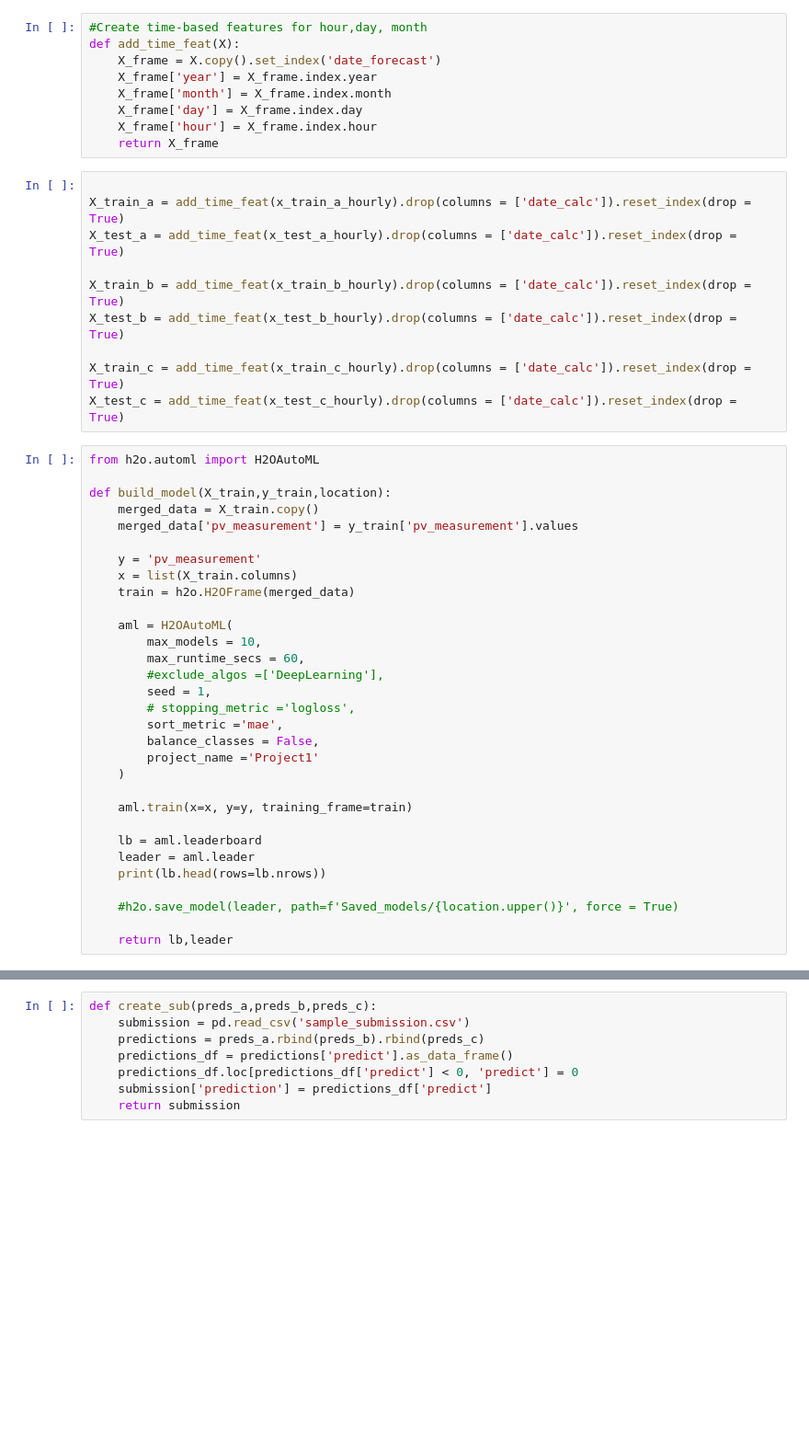
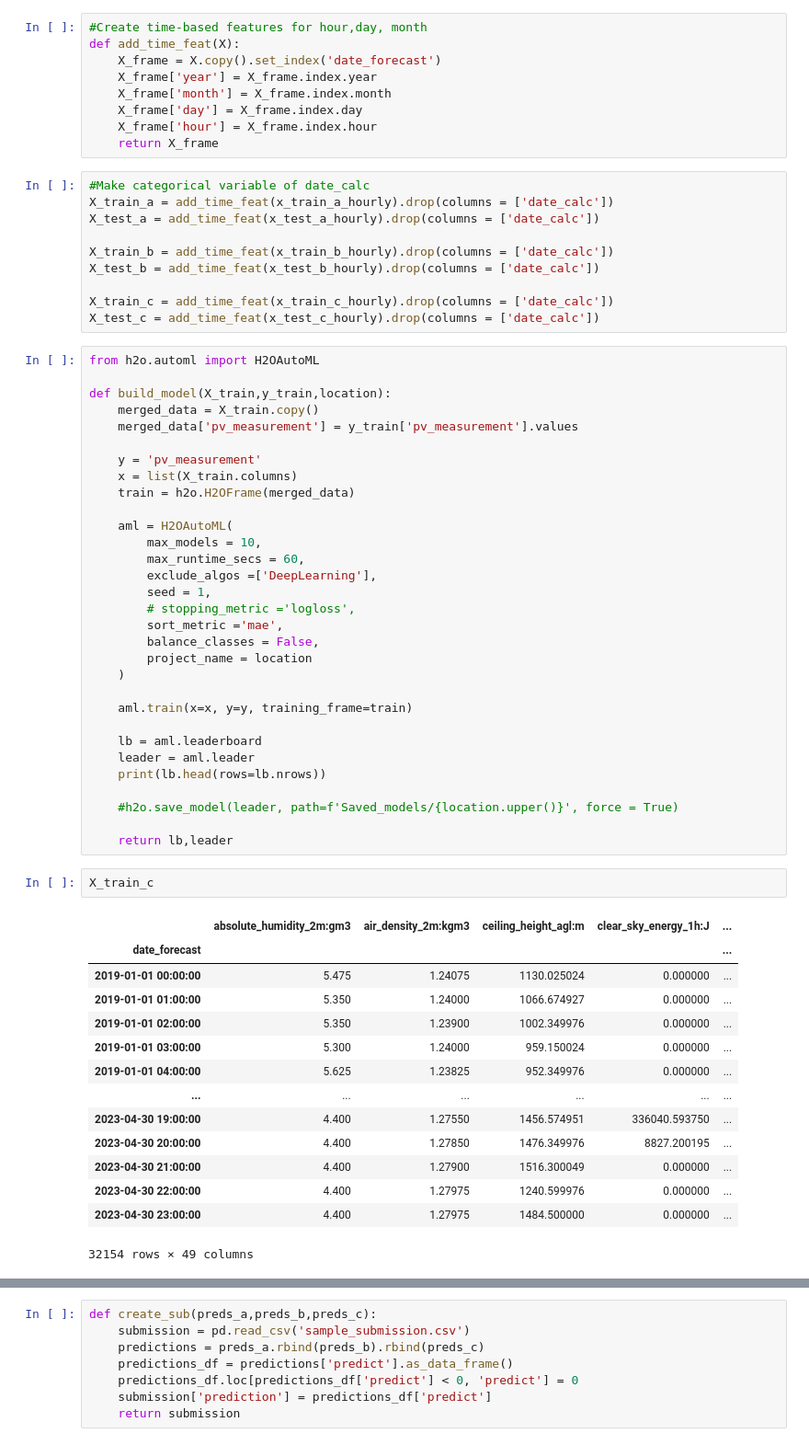
Before and after one commit to henningolweus/MLprosjekt, a Jupyter notebook: data/Build_model.ipynb, the cells around one changed output, grey strips where cells are left out. Shown at 92% size. Saved outputs shown, nothing was run; the diff lists cells and outputs as text; blank space fills up the shorter version.

```diff
--- a/data/Build_model.ipynb
+++ b/data/Build_model.ipynb
@@ -202,15 +160,15 @@ def add_time_feat(X):
     X_frame['hour'] = X_frame.index.hour
     return X_frame
 # %%
+#Make categorical variable of date_calc
+X_train_a = add_time_feat(x_train_a_hourly).drop(columns = ['date_calc'])
+X_test_a = add_time_feat(x_test_a_hourly).drop(columns = ['date_calc'])
 
-X_train_a = add_time_feat(x_train_a_hourly).drop(columns = ['date_calc']).reset_index(drop = True)
-X_test_a = add_time_feat(x_test_a_hourly).drop(columns = ['date_calc']).reset_index(drop = True)
+X_train_b = add_time_feat(x_train_b_hourly).drop(columns = ['date_calc'])
+X_test_b = add_time_feat(x_test_b_hourly).drop(columns = ['date_calc'])
 
-X_train_b = add_time_feat(x_train_b_hourly).drop(columns = ['date_calc']).reset_index(drop = True)
-X_test_b = add_time_feat(x_test_b_hourly).drop(columns = ['date_calc']).reset_index(drop = True)
-
-X_train_c = add_time_feat(x_train_c_hourly).drop(columns = ['date_calc']).reset_index(drop = True)
-X_test_c = add_time_feat(x_test_c_hourly).drop(columns = ['date_calc']).reset_index(drop = True)
+X_train_c = add_time_feat(x_train_c_hourly).drop(columns = ['date_calc'])
+X_test_c = add_time_feat(x_test_c_hourly).drop(columns = ['date_calc'])
 # %%
 from h2o.automl import H2OAutoML
 
@@ -225,12 +183,12 @@ def build_model(X_train,y_train,location):
     aml = H2OAutoML(
         max_models = 10,
         max_runtime_secs = 60,
-        #exclude_algos =['DeepLearning'],
+        exclude_algos =['DeepLearning'],
         seed = 1,
         # stopping_metric ='logloss',
         sort_metric ='mae',
         balance_classes = False,
-        project_name ='Project1'
+        project_name = location
     )
 
     aml.train(x=x, y=y, training_frame=train)
@@ -242,3 +200,20 @@ def build_model(X_train,y_train,location):
     #h2o.save_model(leader, path=f'Saved_models/{location.upper()}', force = True)
 
     return lb,leader
+# %%
+X_train_c
+# %% [output]
+|  | absolute_humidity_2m:gm3 | air_density_2m:kgm3 | ceiling_height_agl:m | clear_sky_energy_1h:J | ... |
+| date_forecast |  |  |  |  | ... |
+| 2019-01-01 00:00:00 | 5.475 | 1.24075 | 1130.025024 | 0.000000 | ... |
+| 2019-01-01 01:00:00 | 5.350 | 1.24000 | 1066.674927 | 0.000000 | ... |
+| 2019-01-01 02:00:00 | 5.350 | 1.23900 | 1002.349976 | 0.000000 | ... |
+| 2019-01-01 03:00:00 | 5.300 | 1.24000 | 959.150024 | 0.000000 | ... |
+| 2019-01-01 04:00:00 | 5.625 | 1.23825 | 952.349976 | 0.000000 | ... |
+| ... | ... | ... | ... | ... | ... |
+| 2023-04-30 19:00:00 | 4.400 | 1.27550 | 1456.574951 | 336040.593750 | ... |
+| 2023-04-30 20:00:00 | 4.400 | 1.27850 | 1476.349976 | 8827.200195 | ... |
+| 2023-04-30 21:00:00 | 4.400 | 1.27900 | 1516.300049 | 0.000000 | ... |
+| 2023-04-30 22:00:00 | 4.400 | 1.27975 | 1240.599976 | 0.000000 | ... |
+| 2023-04-30 23:00:00 | 4.400 | 1.27975 | 1484.500000 | 0.000000 | ... |
+32154 rows × 49 columns
```
Also changed, not shown: parts of 33 cells of this notebook, 3 other files.
